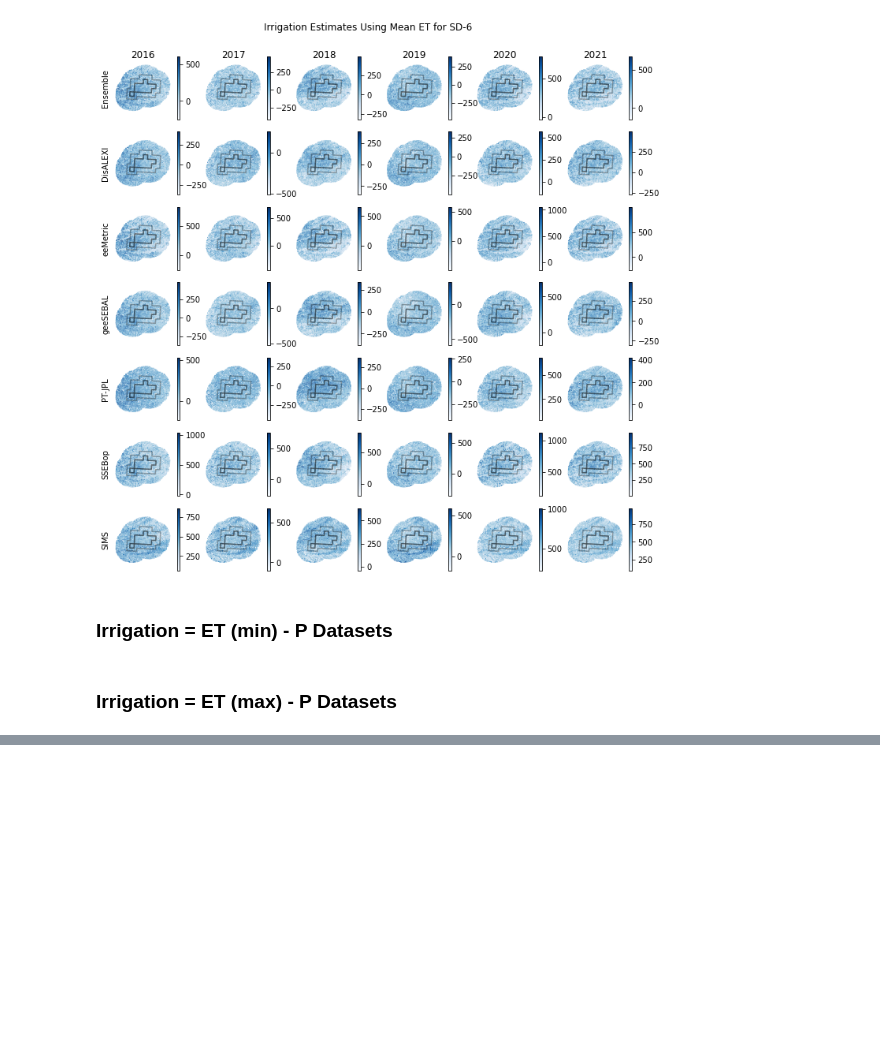
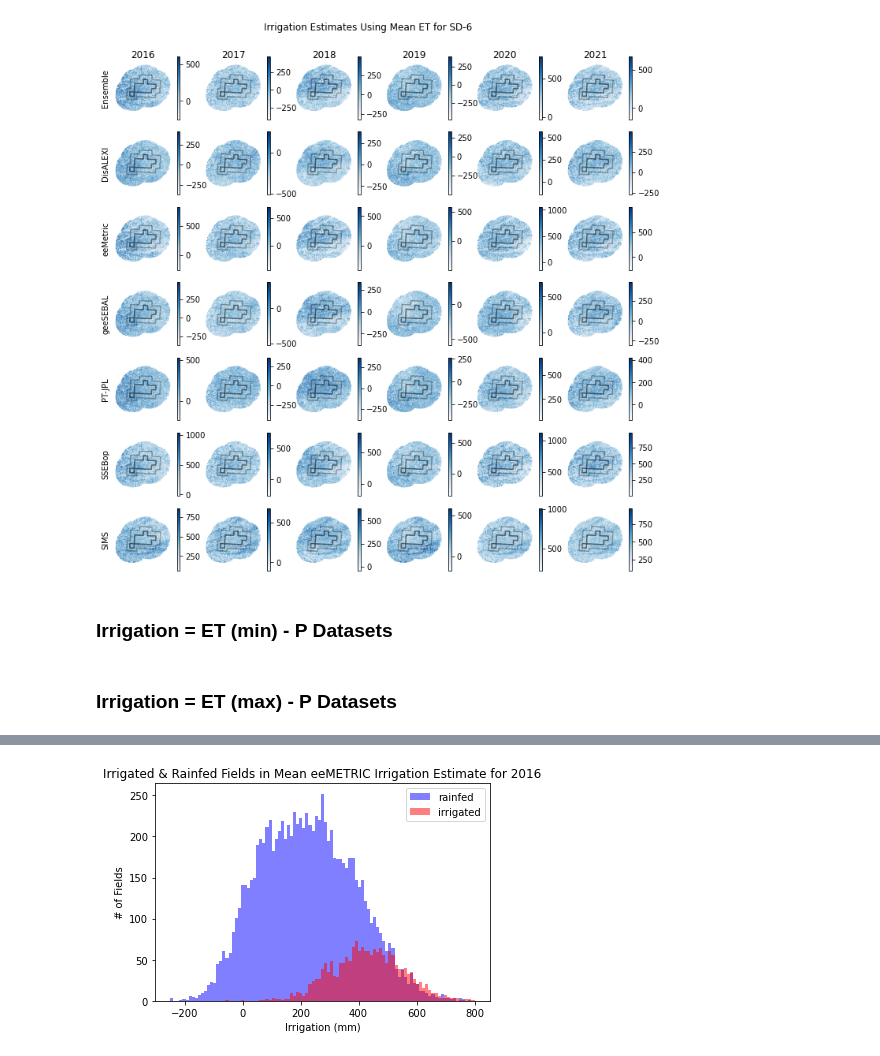
Before and after one commit to HEAL-KGS/eggs, a Jupyter notebook: eggs_data.ipynb, the cells around one changed output, grey strips where cells are left out. Saved outputs shown, nothing was run; the diff lists cells and outputs as text; code cells hidden in the pictures; blank space fills up the shorter version.

```diff
--- a/eggs_data.ipynb
+++ b/eggs_data.ipynb
@@ -1888,0 +1780,82 @@ plt.show()
+# %%
+# 2016 Mean eeMETRIC
+irr_mean_eemetric_fields_2016 = aim_irr_2016.merge(irr_mean_eemetric, how = 'left')
+irr_mean_eemetric_fields_2016.drop(['2017', '2018', '2019', '2020', '2021'], inplace=True, axis=1)
+
+rain_mean_eemetric_fields_2016 = aim_rain_2016.merge(irr_mean_eemetric, how = 'left')
+rain_mean_eemetric_fields_2016.drop(['2017', '2018', '2019', '2020', '2021'], inplace=True, axis=1)
+
+bins = np.linspace(-250, 800, 100)
+plt.hist(rain_mean_eemetric_fields_2016['2016'], bins, alpha = 0.5, label = 'rainfed', color='Blue')
+plt.hist(irr_mean_eemetric_fields_2016['2016'], bins, alpha = 0.5, label = 'irrigated', color='Red')
+plt.title('Irrigated & Rainfed Fields in Mean eeMETRIC Irrigation Estimate for 2016')
+plt.legend(loc = 'upper right')
+plt.xlabel('Irrigation (mm)')
+plt.ylabel('# of Fields')
+plt.show()
+
+# 2017 Mean eeMETRIC
+irr_mean_eemetric_fields_2017 = aim_irr_2017.merge(irr_mean_eemetric, how = 'left')
+irr_mean_eemetric_fields_2017.drop(['2016', '2018', '2019', '2020', '2021'], inplace=True, axis=1)
+
+rain_mean_eemetric_fields_2017 = aim_rain_2017.merge(irr_mean_eemetric, how = 'left')
+rain_mean_eemetric_fields_2017.drop(['2016', '2018', '2019', '2020', '2021'], inplace=True, axis=1)
+
+bins = np.linspace(-400, 600, 100)
+plt.hist(rain_mean_eemetric_fields_2017['2017'], bins, alpha = 0.5, label = 'rainfed', color='Blue')
+plt.hist(irr_mean_eemetric_fields_2017['2017'], bins, alpha = 0.5, label = 'irrigated', color='Red')
+plt.title('Irrigated & Rainfed Fields in Mean eeMETRIC Irrigation Estimate for 2017')
+plt.legend(loc = 'upper right')
+plt.xlabel('Irrigation (mm)')
+plt.ylabel('# of Fields')
+plt.show()
+
+# 2018 Mean eeMETRIC
+irr_mean_eemetric_fields_2018 = aim_irr_2018.merge(irr_mean_eemetric, how = 'left')
+irr_mean_eemetric_fields_2018.drop(['2016', '2017', '2019', '2020', '2021'], inplace=True, axis=1)
+
+rain_mean_eemetric_fields_2018 = aim_rain_2018.merge(irr_mean_eemetric, how = 'left')
+rain_mean_eemetric_fields_2018.drop(['2016', '2017', '2019', '2020', '2021'], inplace=True, axis=1)
+
+bins = np.linspace(-400, 600, 100)
+plt.hist(rain_mean_eemetric_fields_2018['2018'], bins, alpha = 0.5, label = 'rainfed', color='Blue')
+plt.hist(irr_mean_eemetric_fields_2018['2018'], bins, alpha = 0.5, label = 'irrigated', color='Red')
+plt.title('Irrigated & Rainfed Fields in Mean eeMETRIC Irrigation Estimate for 2018')
+plt.legend(loc = 'upper right')
+plt.xlabel('Irrigation (mm)')
+plt.ylabel('# of Fields')
+plt.show()
+
+# 2019 Mean eeMETRIC
+irr_mean_eemetric_fields_2019 = aim_irr_2019.merge(irr_mean_eemetric, how = 'left')
+irr_mean_eemetric_fields_2019.drop(['2016', '2017', '2018', '2020', '2021'], inplace=True, axis=1)
+
+rain_mean_eemetric_fields_2019 = aim_rain_2019.merge(irr_mean_eemetric, how = 'left')
+rain_mean_eemetric_fields_2019.drop(['2016', '2017', '2018', '2020', '2021'], inplace=True, axis=1)
+
+bins = np.linspace(-500, 500, 100)
+plt.hist(rain_mean_eemetric_fields_2019['2019'], bins, alpha = 0.5, label = 'rainfed', color='Blue')
+plt.hist(irr_mean_eemetric_fields_2019['2019'], bins, alpha = 0.5, label = 'irrigated', color='Red')
+plt.title('Irrigated & Rainfed Fields in Mean eeMETRIC Irrigation Estimate for 2019')
+plt.legend(loc = 'upper right')
+plt.xlabel('Irrigation (mm)')
+plt.ylabel('# of Fields')
+plt.show()
+
+# 2020 Mean eeMETRIC
+irr_mean_eemetric_fields_2020 = aim_irr_2020.merge(irr_mean_eemetric, how = 'left')
+irr_mean_eemetric_fields_2020.drop(['2016', '2017', '2018', '2019', '2021'], inplace=True, axis=1)
+
+rain_mean_eemetric_fields_2020 = aim_rain_2020.merge(irr_mean_eemetric, how = 'left')
+rain_mean_eemetric_fields_2020.drop(['2016', '2017', '2018', '2019', '2021'], inplace=True, axis=1)
+
+bins = np.linspace(-150, 900, 100)
+plt.hist(rain_mean_eemetric_fields_2020['2020'], bins, alpha = 0.5, label = 'rainfed', color='Blue')
+plt.hist(irr_mean_eemetric_fields_2020['2020'], bins, alpha = 0.5, label = 'irrigated', color='Red')
+plt.title('Irrigated & Rainfed Fields in Mean eeMETRIC Irrigation Estimate for 2020')
+plt.legend(loc = 'upper right')
+plt.xlabel('Irrigation (mm)')
+plt.ylabel('# of Fields')
+plt.show()
+# %% [output]
+[figure, added]
```
Also changed, not shown: parts of 44 cells of this notebook.
